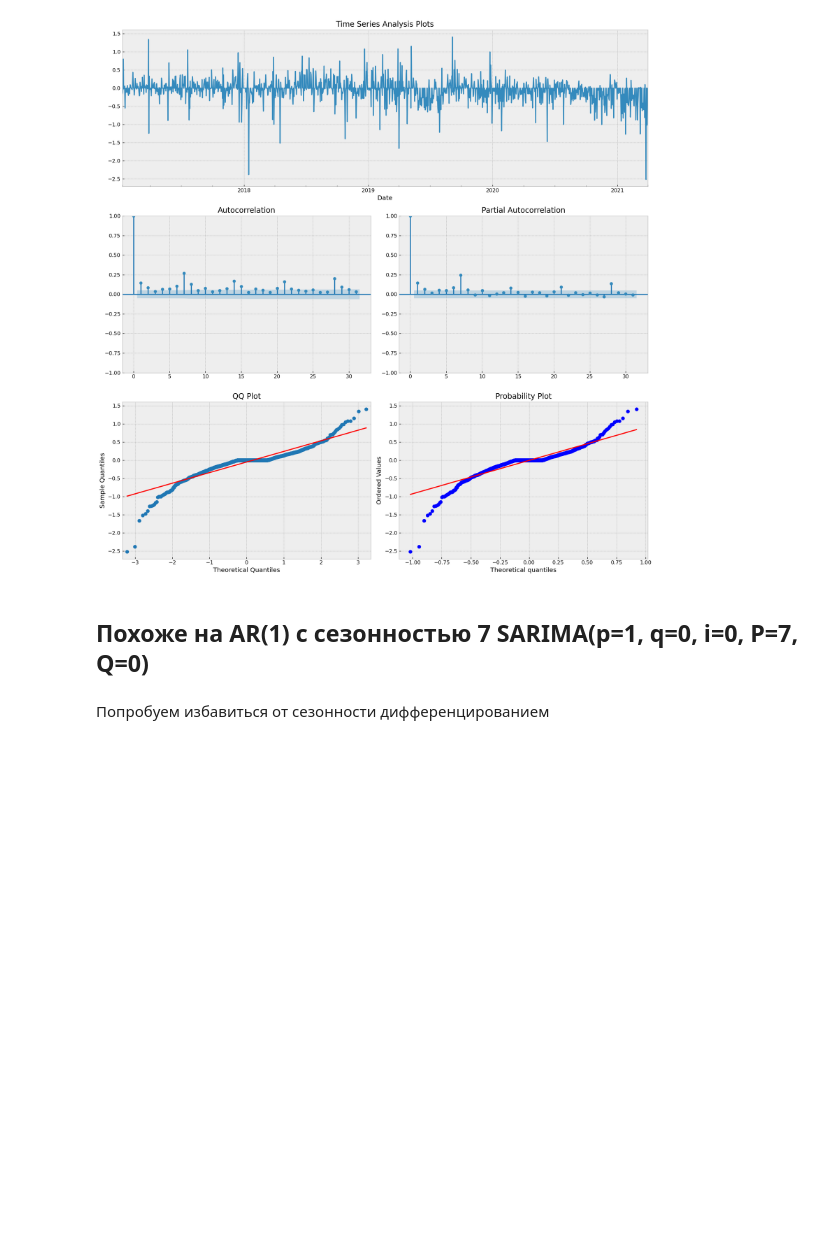
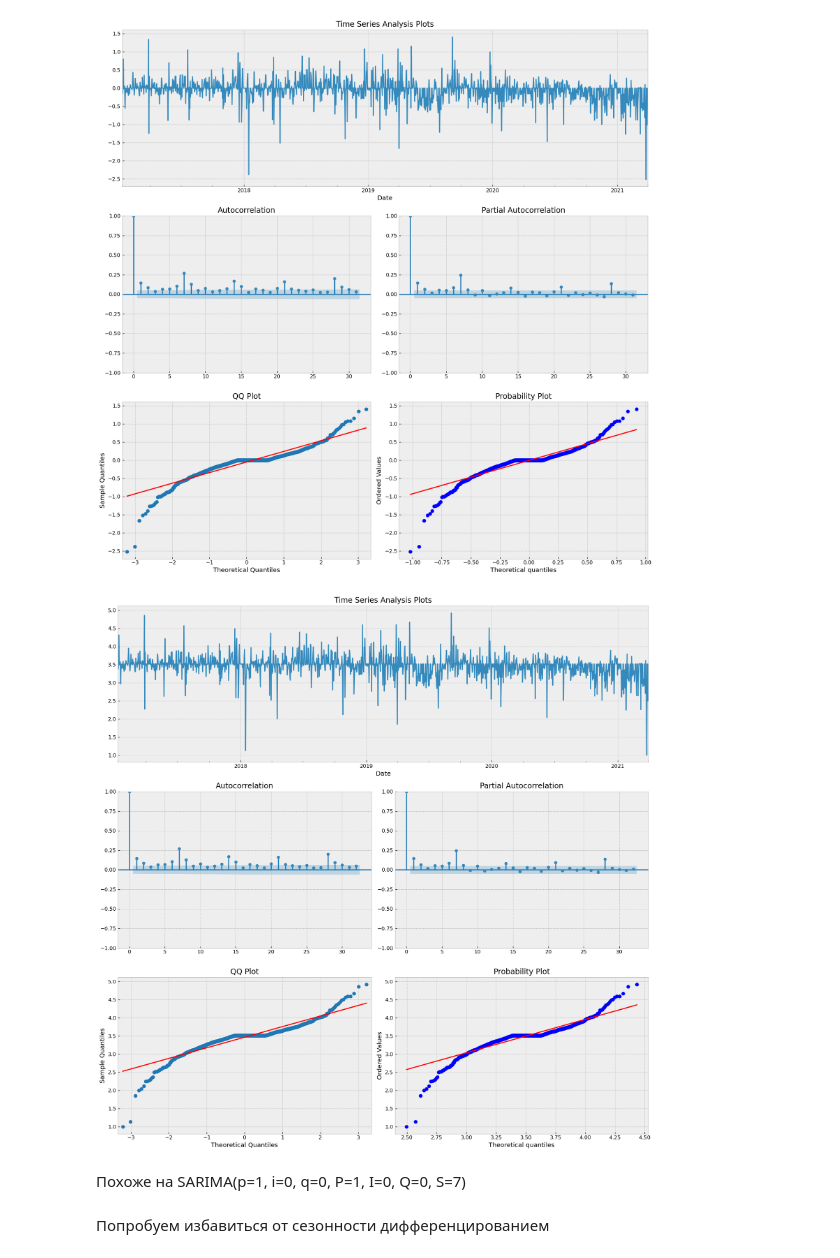
Before and after one commit to xCthulhuFtagn/Time_series_project, a Jupyter notebook: baseline.ipynb, the cells around one changed output. Cells and saved outputs as stored; diff of their text form; code cells hidden in the pictures; blank space fills up the shorter version.

```diff
--- a/baseline.ipynb
+++ b/baseline.ipynb
@@ -148,8 +176,12 @@ np.random.seed(1)
 tsplot(df.Balance, lags=31)
 # %% [output]
 [figure]
+# %%
+tsplot(df.posBalance)
+# %% [output]
+[figure, added]
 # %% [markdown]
-## Похоже на AR(1) с сезонностью 7 SARIMA(p=1, q=0, i=0, P=7, Q=0)
+Похоже на SARIMA(p=1, i=0, q=0, P=1, I=0, Q=0, S=7)
 # %% [markdown]
 Попробуем избавиться от сезонности дифференцированием
 # %%
```
Also changed, not shown: parts of 17 cells of this notebook.
